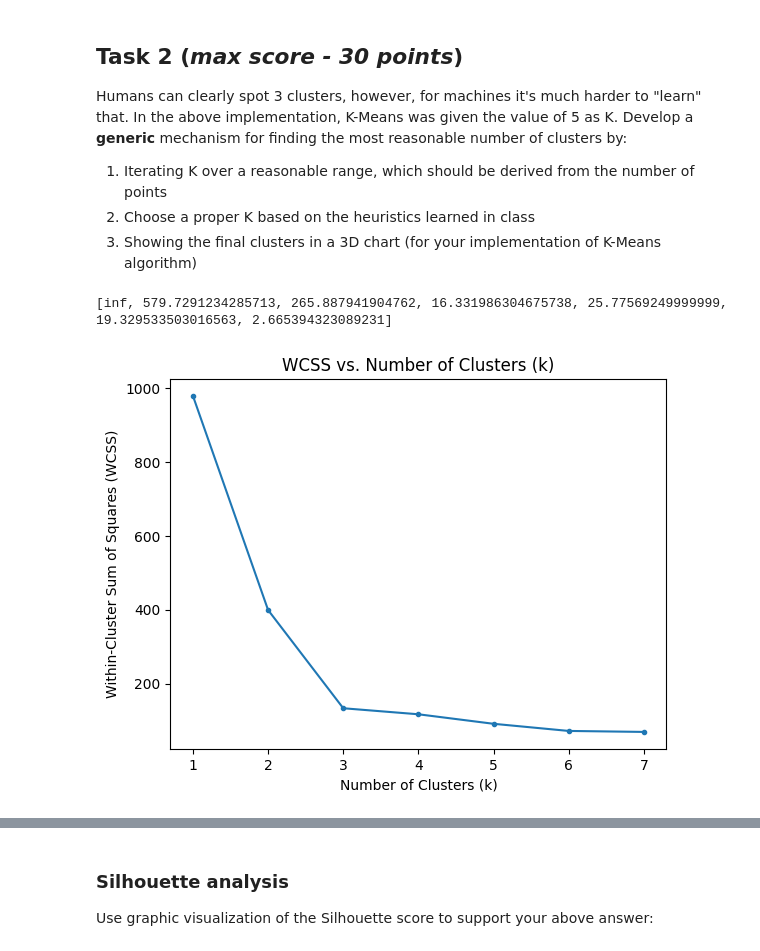
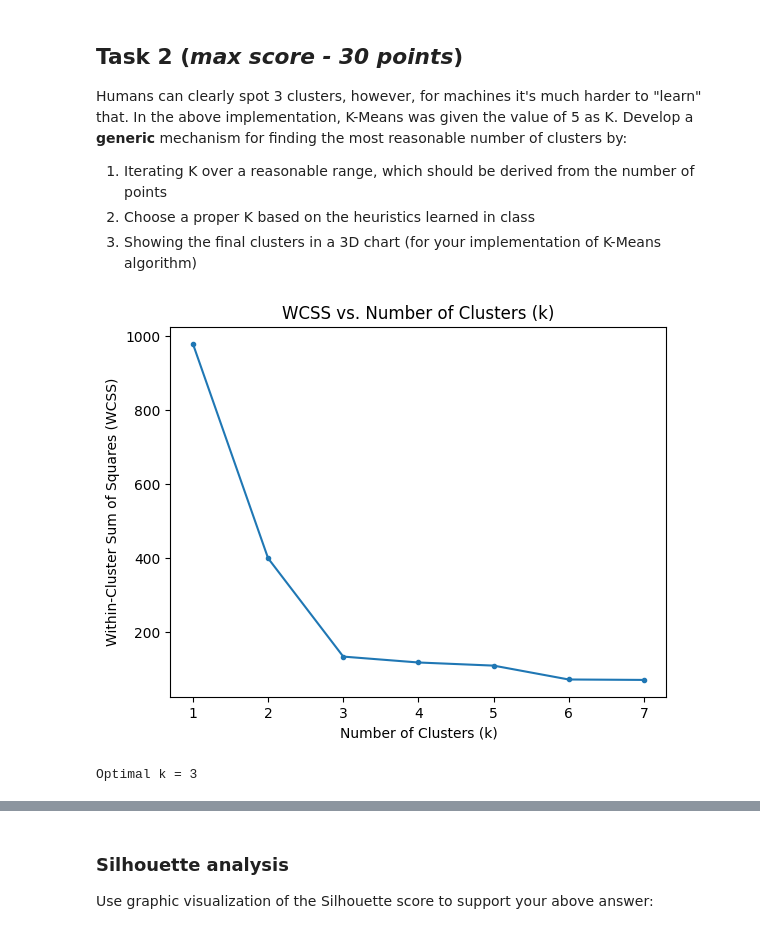
Before and after one commit to anidima/ydata_ml_ul, a Jupyter notebook: HW1_Clustering.ipynb, the cells around one changed output, grey strips where cells are left out. Cells and saved outputs as stored; diff of their text form; code cells hidden in the pictures.

Commit message:
finding optimal k

```diff
--- a/HW1_Clustering.ipynb
+++ b/HW1_Clustering.ipynb
@@ -230,14 +230,14 @@ Develop a **generic** mechanism for finding the most reasonable number of cluste
 # %%
 # Add your code for task2 after this line, and keep it in this cell.
 
-def calculate_WCSS(X):
+def calculate_WCSS(X, plot=True):
 
     # Assume maximum k ~ 7% of number of points
-    kmax = int(len(X)/14)
+    k_max = int(len(X)/14)
 
     wcss_all = []
     imp = []
-    k_values = range(1, kmax + 1)
+    k_values = range(1, k_max + 1)
     wcss = float('inf')
 
     for k in k_values:
@@ -249,23 +249,43 @@ def calculate_WCSS(X):
         imp.append(improvement)
 
         wcss = wcss_new
-    return (k_values,wcss_all, imp)
+
+    if plot:
+        # Plot WCSS vs. k
+        plt.plot(k_values, wcss_all, marker='.')
+        plt.title('WCSS vs. Number of Clusters (k)')
+        plt.xlabel('Number of Clusters (k)')
+        plt.ylabel('Within-Cluster Sum of Squares (WCSS)')
+        plt.show()
+
+
+    return (k_max, wcss_all)
+
+
+def find_optimal_k(X):
+
+    k_max, wcss_all = calculate_WCSS(X)
+
+    k_values = np.arange(1, k_max+1)
+    wcss_all = np.asarray(wcss_all)
+
+    # Coefficients of the line equation
+    A = wcss_all[-1] - wcss_all[0]
+    B = 1 - k_max
+    C = k_max * wcss_all[0] - wcss_all[k_max-1]
+
+    # Calculate distances from each points to the line passing through two endpoints
+    distances = np.abs(A * k_values + B * wcss_all + C) / np.sqrt(A**2 + B**2)
+
+    optimal_k = distances.argmax() + 1
+
+    return optimal_k
-# %%
-k_values, wcss_all, imp = calculate_WCSS(EMR3d1)
-
-
-print(imp)
-
-
-# Plot WCSS vs. k
-plt.plot(k_values, wcss_all, marker='.')
-plt.title('WCSS vs. Number of Clusters (k)')
-plt.xlabel('Number of Clusters (k)')
-plt.ylabel('Within-Cluster Sum of Squares (WCSS)')
-plt.show()
-# %% [output]
-[inf, 579.7291234285713, 265.887941904762, 16.331986304675738, 25.77569249999999, 19.329533503016563, 2.665394323089231]
-[figure, removed]
+# %%
+optimal_k = find_optimal_k(EMR3d1)
+print(f'Optimal k = {optimal_k}')
+# %% [output]
+[figure, added]
+Optimal k = 3
 # %%
 km_lloyd_k = k_means(3)
 km_lloyd_k.fit(EMR3d1)
```
Also changed, not shown: parts of 5 cells of this notebook.
